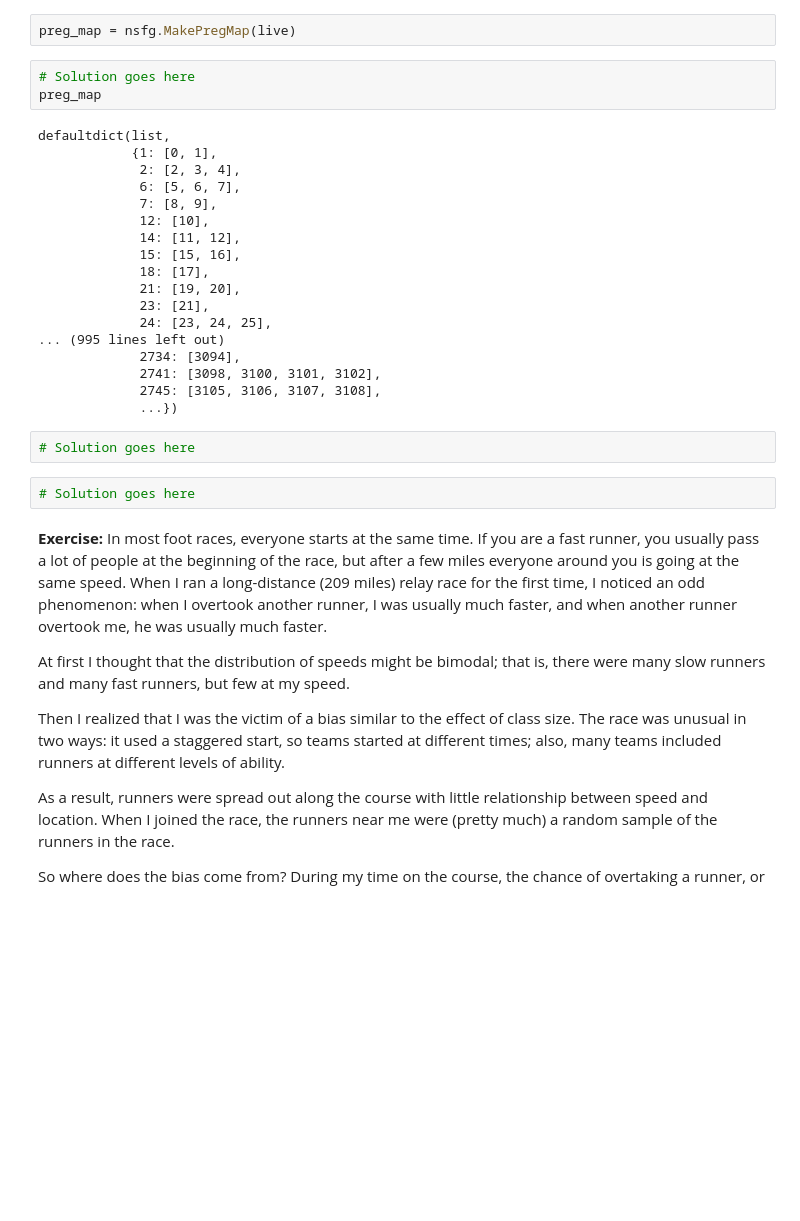
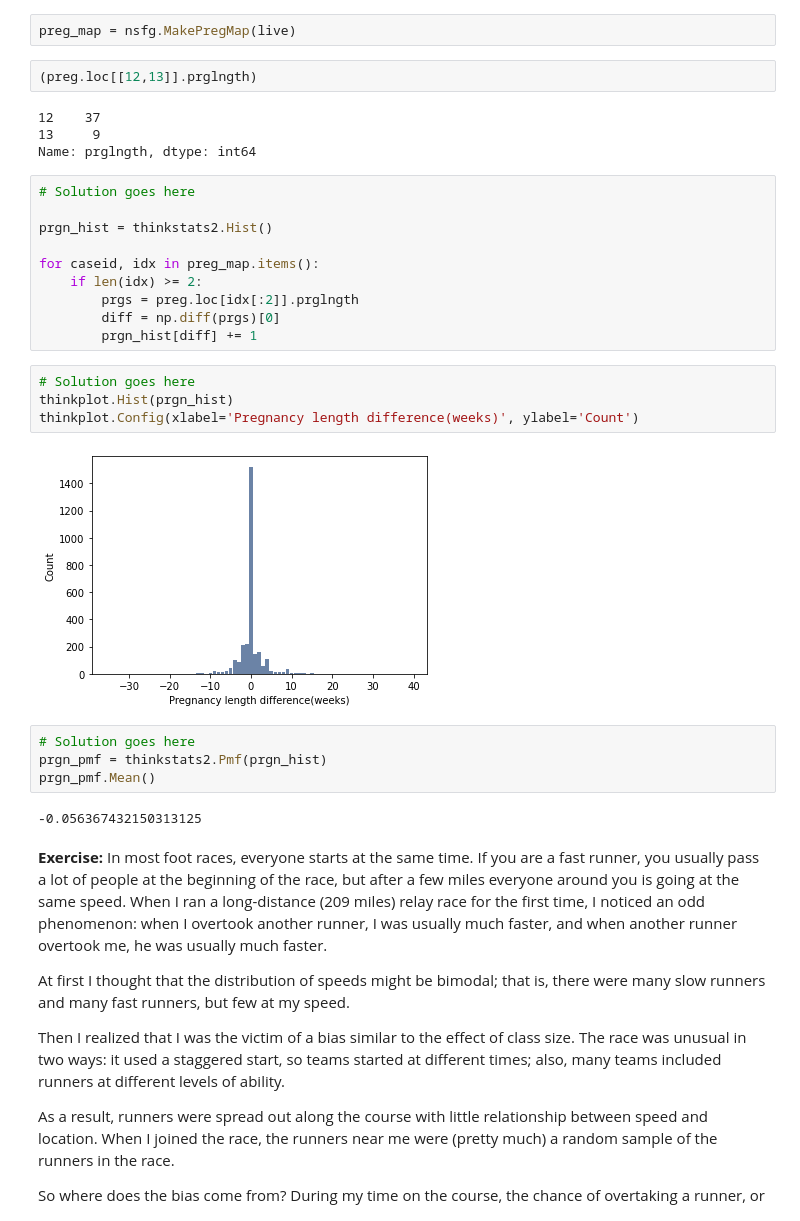
Before and after one commit to drmaniak/ThinkStats2, a Jupyter notebook: code/chap03ex.ipynb, the cells around one changed output. Drawn from its saved outputs; the diff is of its cells as text; blank space fills up the shorter version.

```diff
--- a/code/chap03ex.ipynb
+++ b/code/chap03ex.ipynb
@@ -416,31 +416,34 @@ Hint: use `nsfg.MakePregMap`:
 live, firsts, others = first.MakeFrames()
 # %%
 preg_map = nsfg.MakePregMap(live)
+# %%
+(preg.loc[[12,13]].prglngth)
+# %% [output]
+12    37
+13     9
+Name: prglngth, dtype: int64
+# %%
+# Solution goes here
+
+prgn_hist = thinkstats2.Hist()
+
+for caseid, idx in preg_map.items():
+    if len(idx) >= 2:
+        prgs = preg.loc[idx[:2]].prglngth
+        diff = np.diff(prgs)[0]
+        prgn_hist[diff] += 1
+# %%
+# Solution goes here
+thinkplot.Hist(prgn_hist)
+thinkplot.Config(xlabel='Pregnancy length difference(weeks)', ylabel='Count')
+# %% [output]
+[figure, added]
 # %%
 # Solution goes here
-preg_map
+prgn_pmf = thinkstats2.Pmf(prgn_hist)
+prgn_pmf.Mean()
 # %% [output]
-defaultdict(list,
-            {1: [0, 1],
-             2: [2, 3, 4],
-             6: [5, 6, 7],
-             7: [8, 9],
-             12: [10],
-             14: [11, 12],
-             15: [15, 16],
-             18: [17],
-             21: [19, 20],
-             23: [21],
-             24: [23, 24, 25],
-... (995 lines left out)
-             2734: [3094],
-             2741: [3098, 3100, 3101, 3102],
-             2745: [3105, 3106, 3107, 3108],
-             ...})
+-0.056367432150313125
-# %%
-# Solution goes here
-# %%
-# Solution goes here
 # %% [markdown]
 **Exercise:** In most foot races, everyone starts at the same time. If you are a fast runner, you usually pass a lot of people at the beginning of the race, but after a few miles everyone around you is going at the same speed.
 When I ran a long-distance (209 miles) relay race for the first time, I noticed an odd phenomenon: when I overtook another runner, I was usually much faster, and when another runner overtook me, he was usually much faster.
```
Also changed, not shown: parts of 14 cells of this notebook.
